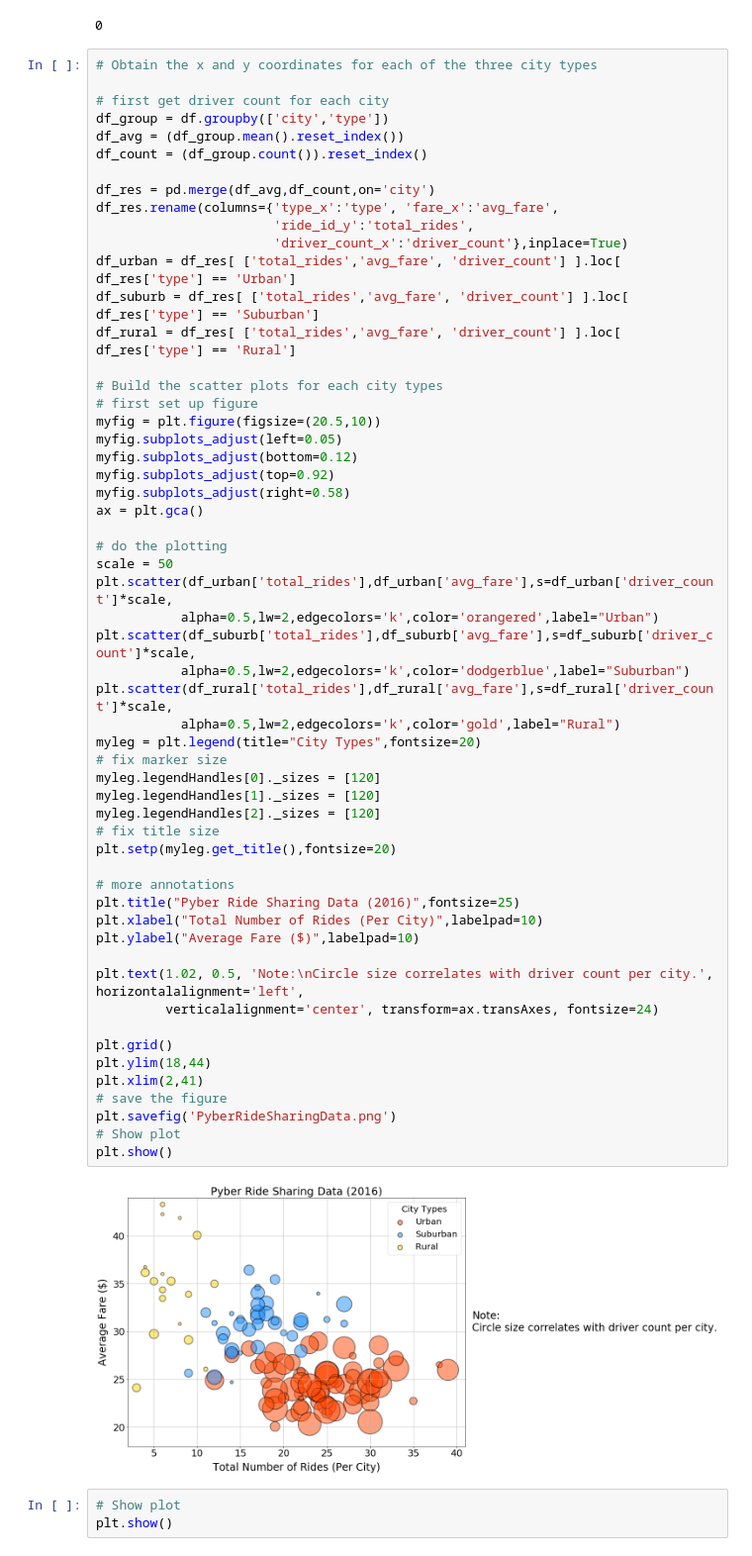
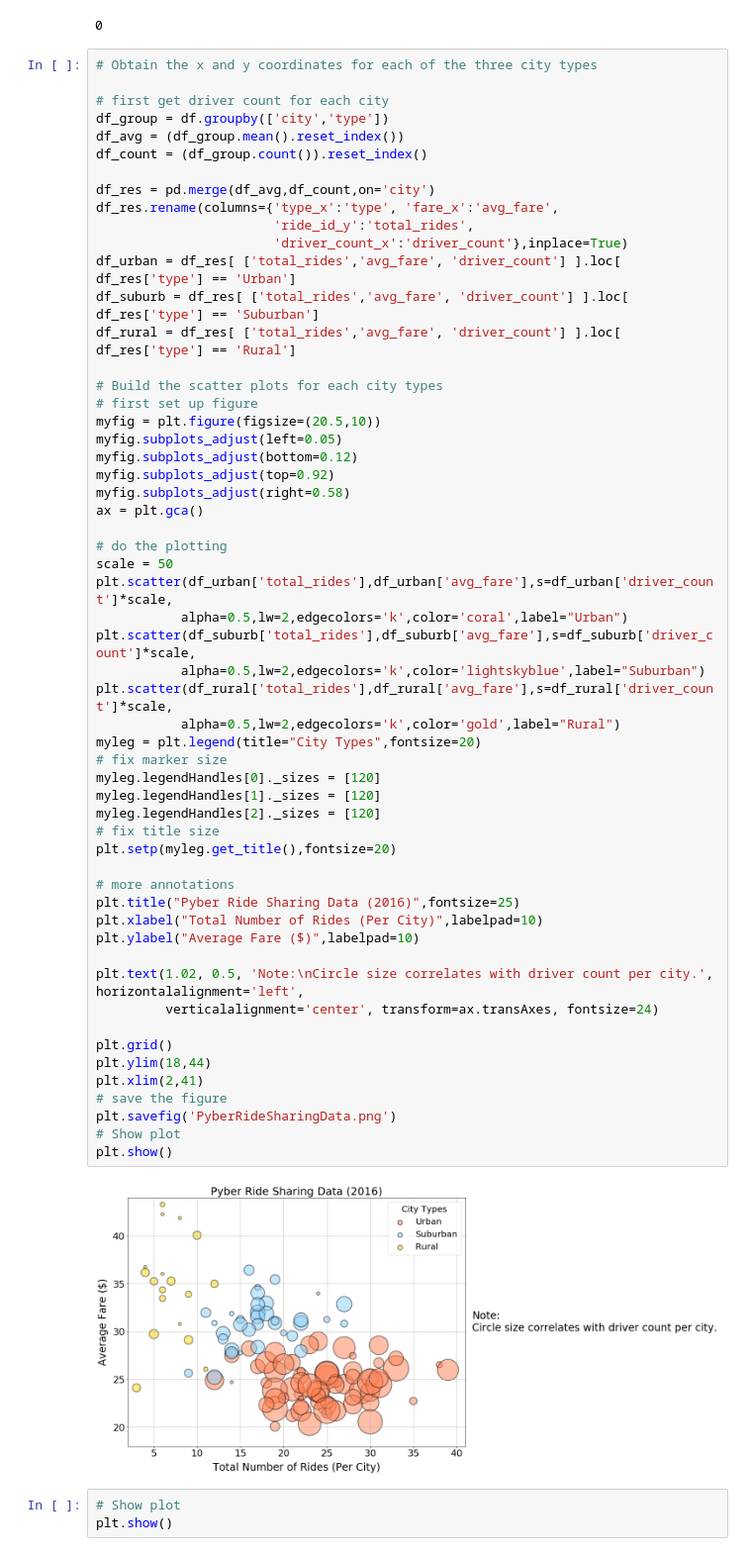
Before and after one commit to ocsc-datascience/power-of-plots, a Jupyter notebook: Pyber/pyber.ipynb, the cells around one changed output. Shown at 99% size. Cells and saved outputs as stored; diff of their text form.

```diff
--- a/Pyber/pyber.ipynb
+++ b/Pyber/pyber.ipynb
@@ -85,36 +85,36 @@ ax = plt.gca()
 # do the plotting
 scale = 50
 plt.scatter(df_urban['total_rides'],df_urban['avg_fare'],s=df_urban['driver_count']*scale,
-           alpha=0.5,lw=2,edgecolors='k',color='orangered',label="Urban")
+           alpha=0.5,lw=2,edgecolors='k',color='coral',label="Urban")
 plt.scatter(df_suburb['total_rides'],df_suburb['avg_fare'],s=df_suburb['driver_count']*scale,
-           alpha=0.5,lw=2,edgecolors='k',color='dodgerblue',label="Suburban")
+           alpha=0.5,lw=2,edgecolors='k',color='lightskyblue',label="Suburban")
 plt.scatter(df_rural['total_rides'],df_rural['avg_fare'],s=df_rural['driver_count']*scale,
            alpha=0.5,lw=2,edgecolors='k',color='gold',label="Rural")
 myleg = plt.legend(title="City Types",fontsize=20)
 # fix marker size
 myleg.legendHandles[0]._sizes = [120]
 myleg.legendHandles[1]._sizes = [120]
 myleg.legendHandles[2]._sizes = [120]
 # fix title size
 plt.setp(myleg.get_title(),fontsize=20)
 
 # more annotations
 plt.title("Pyber Ride Sharing Data (2016)",fontsize=25)
 plt.xlabel("Total Number of Rides (Per City)",labelpad=10)
 plt.ylabel("Average Fare ($)",labelpad=10)
 
 plt.text(1.02, 0.5, 'Note:\nCircle size correlates with driver count per city.', horizontalalignment='left',
          verticalalignment='center', transform=ax.transAxes, fontsize=24)
 
 plt.grid()
 plt.ylim(18,44)
 plt.xlim(2,41)
 # save the figure
 plt.savefig('PyberRideSharingData.png')
 # Show plot
 plt.show()
 # %% [output]
-[figure, old version]
+[figure, new version]
 # %%
 # Show plot
 plt.show()
```
Also changed, not shown: parts of 3 cells of this notebook, 4 other files.
